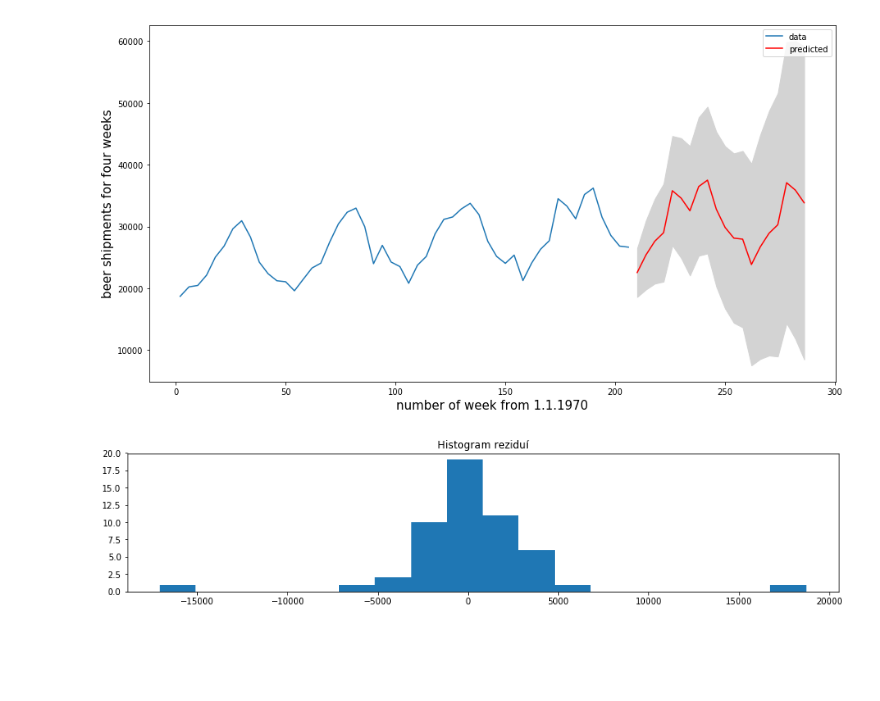
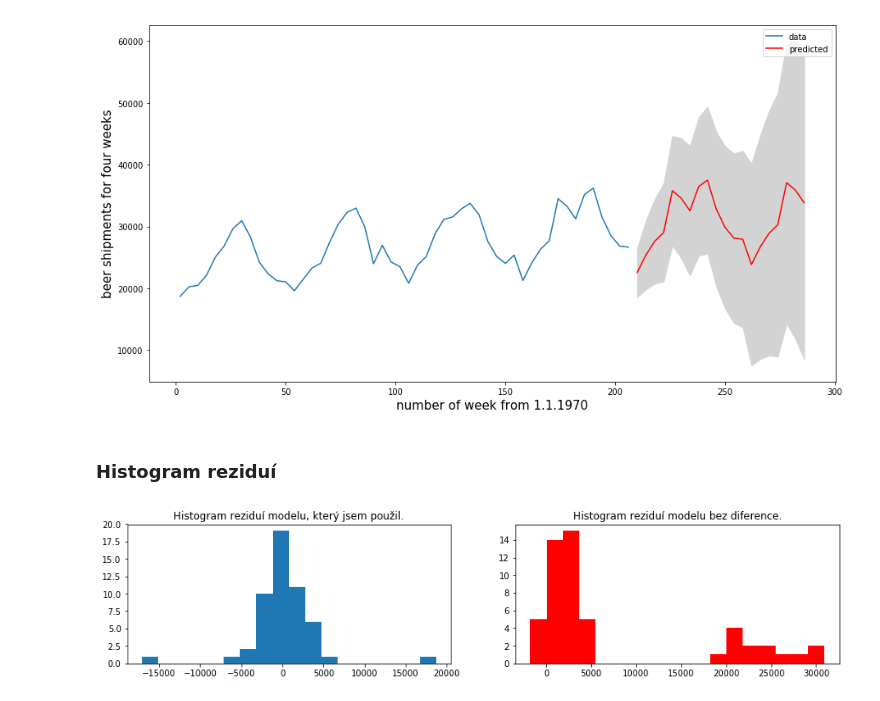
Before and after one commit to martilad/MI-SCR2018, a Jupyter notebook: exam/Beer shipments.ipynb, the cells around one changed output. Cells and saved outputs as stored; diff of their text form; code cells hidden in the pictures; blank space fills up the shorter version.

```diff
--- a/exam/Beer shipments.ipynb
+++ b/exam/Beer shipments.ipynb
@@ -107,6 +113,10 @@ print(result.summary())
 plt.figure(figsize=(15,3))
 tsplot(result.resid)
 plt.show()
+
+# Model bez diferencí pro porovnání histogramů
+model_bad = SARIMAX(data, order=(0,0,0), seasonal_order=(0,1,0,13))
+result_bad = model_bad.fit()
 # %% [output]
                                  Statespace Model Results
 ==========================================================================================
@@ -155,14 +167,16 @@ plt.ylabel('beer shipments for four weeks', fontsize=15)
 plt.show()
 # %% [output]
 [figure]
-# %%
-plt.figure(figsize=(15,3))
-plt.hist(result.resid, bins=18)
-plt.title('Histogram reziduí')
-plt.show()
-
-# heavy tails nejsou uplne dobre,
-# muze pripadne znacit i chyby modelu kdy v reziduich zustanou nevysvetlene casti,
-# ktere by mohli byt teoreticky podchyceny modelem.
-# %% [output]
-[figure, removed]
+# %% [markdown]
+### Histogram reziduí
+# %%
+plt.figure(figsize=(15,3))
+ax = plt.subplot(1,2,1)
+plt.hist(result.resid, bins=18)
+plt.title('Histogram reziduí modelu, který jsem použil.')
+ax = plt.subplot(1,2,2)
+plt.hist(result_bad.resid, bins=18, color='red')
+plt.title('Histogram reziduí modelu bez diference.')
+plt.show()
+# %% [output]
+[figure, added]
```
Also changed, not shown: parts of 8 cells of this notebook.
